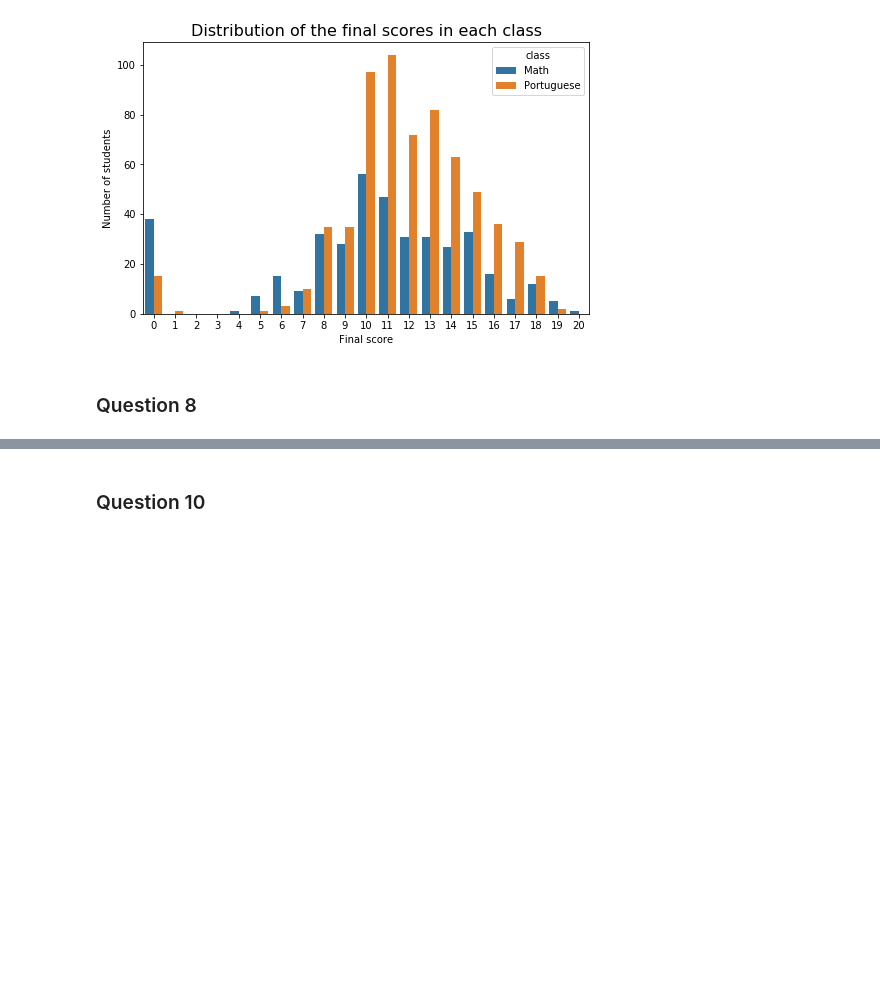
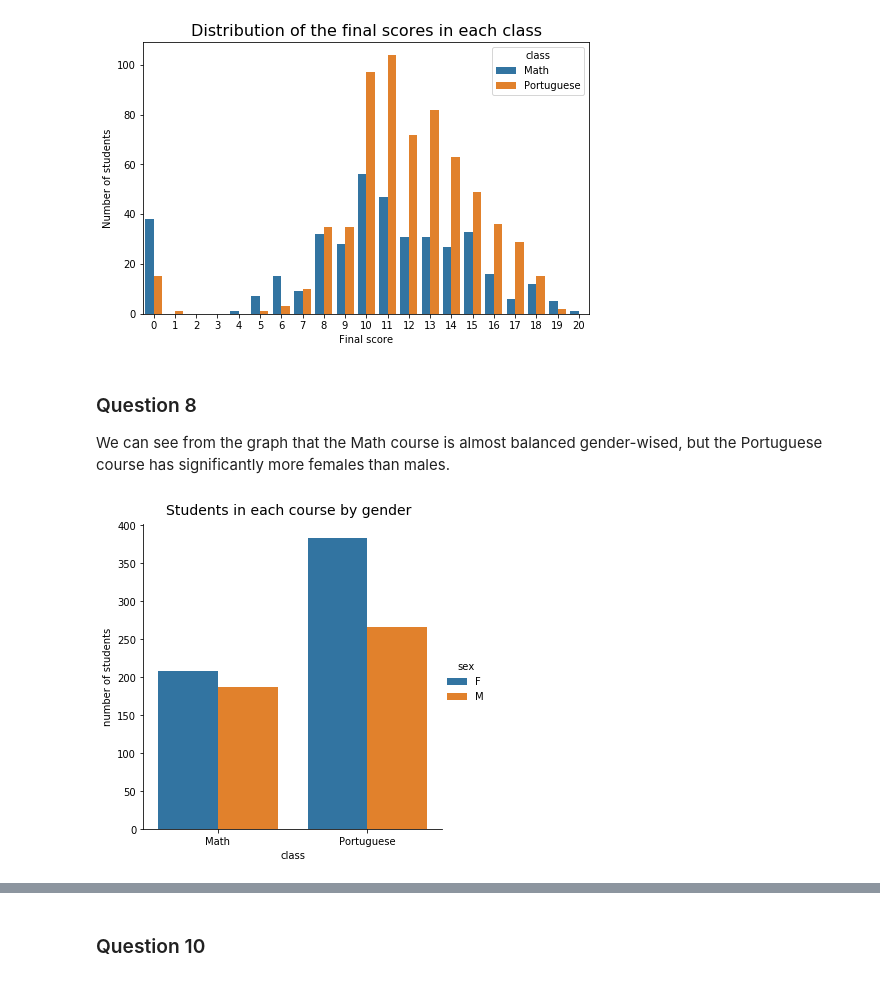
Before and after one commit to dvir019/Introduction_to_Data_Analysis-HW2, a Jupyter notebook: HW2_212234637_324270883.ipynb, the cells around one changed output, grey strips where cells are left out. Drawn from its saved outputs; the diff is of its cells as text; code cells hidden in the pictures; blank space fills up the shorter version.

```diff
--- a/HW2_212234637_324270883.ipynb
+++ b/HW2_212234637_324270883.ipynb
@@ -81,8 +137,26 @@ grades_count_plot.set_title("Distribution of the final scores in each class", fo
 plt.show()
 # %% [output]
 [figure]
-# %% [markdown]
-### Question 8
+# %% [markdown]
+### Question 8
+We can see from the graph that the Math course is almost balanced gender-wised, but the Portuguese course has significantly more females than males.
+# %%
+# Get the number of males and females in each course
+group_by_courses_gender_df = hw_df.groupby(['class', 'sex']).size().reset_index(name='count')
+
+# Create the plot
+gender_by_courses_plot = sns.catplot(kind = 'bar', data = group_by_courses_gender_df, x='class', y='count', hue='sex')
+
+# Set the the labels of the Y axis
+gender_by_courses_plot.set(ylabel= 'number of students')
+
+# Set the title
+gender_by_courses_plot.fig.suptitle('Students in each course by gender', fontsize=14, y=1.02)
+
+# Show plot and clean output
+plt.show()
+# %% [output]
+[figure, added]
 # %% [markdown]
 ### Question 9
 We created two side by side box plots which represent the final scores in the extra paid classes and the non extra paid clsses.
```
Also changed, not shown: parts of 16 cells of this notebook.
